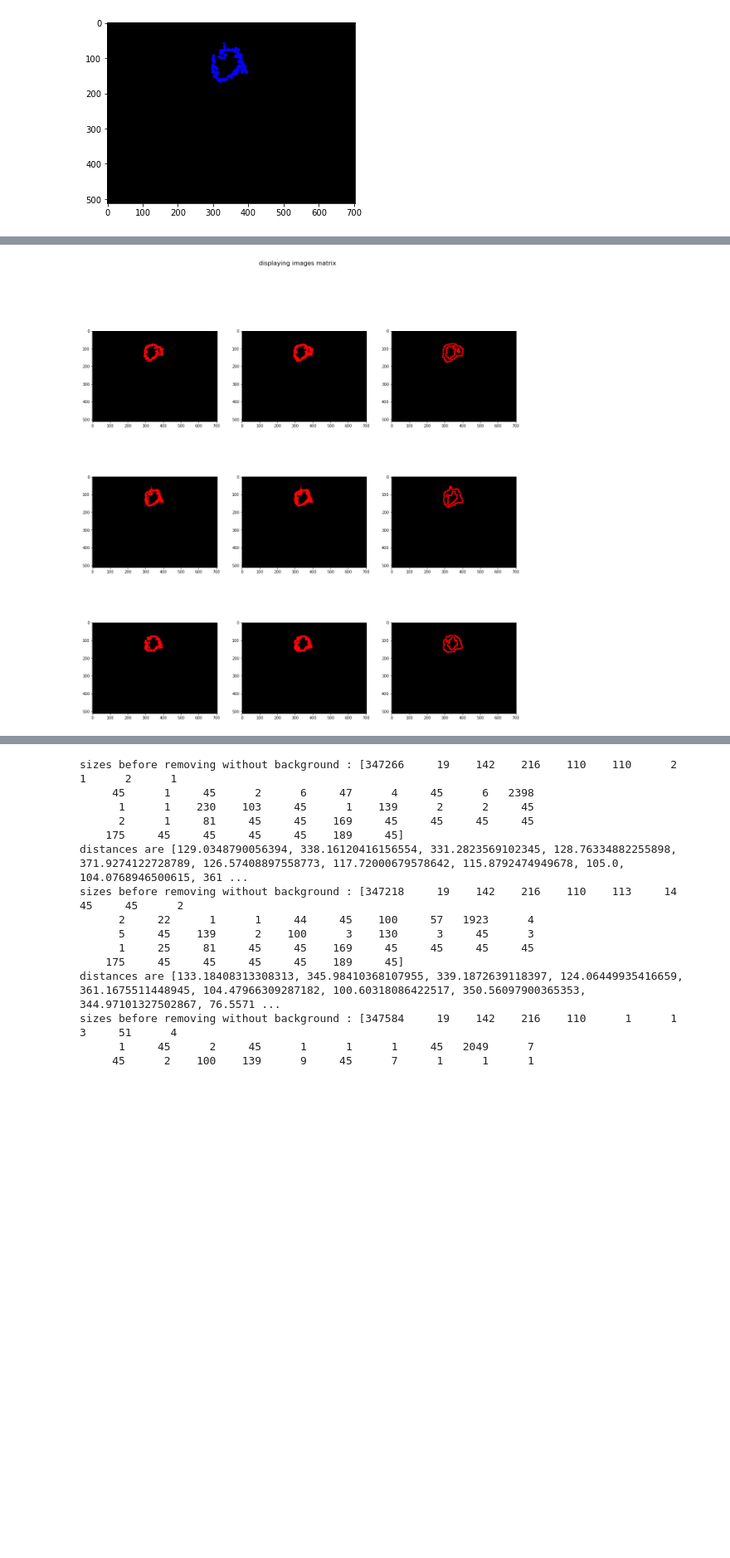
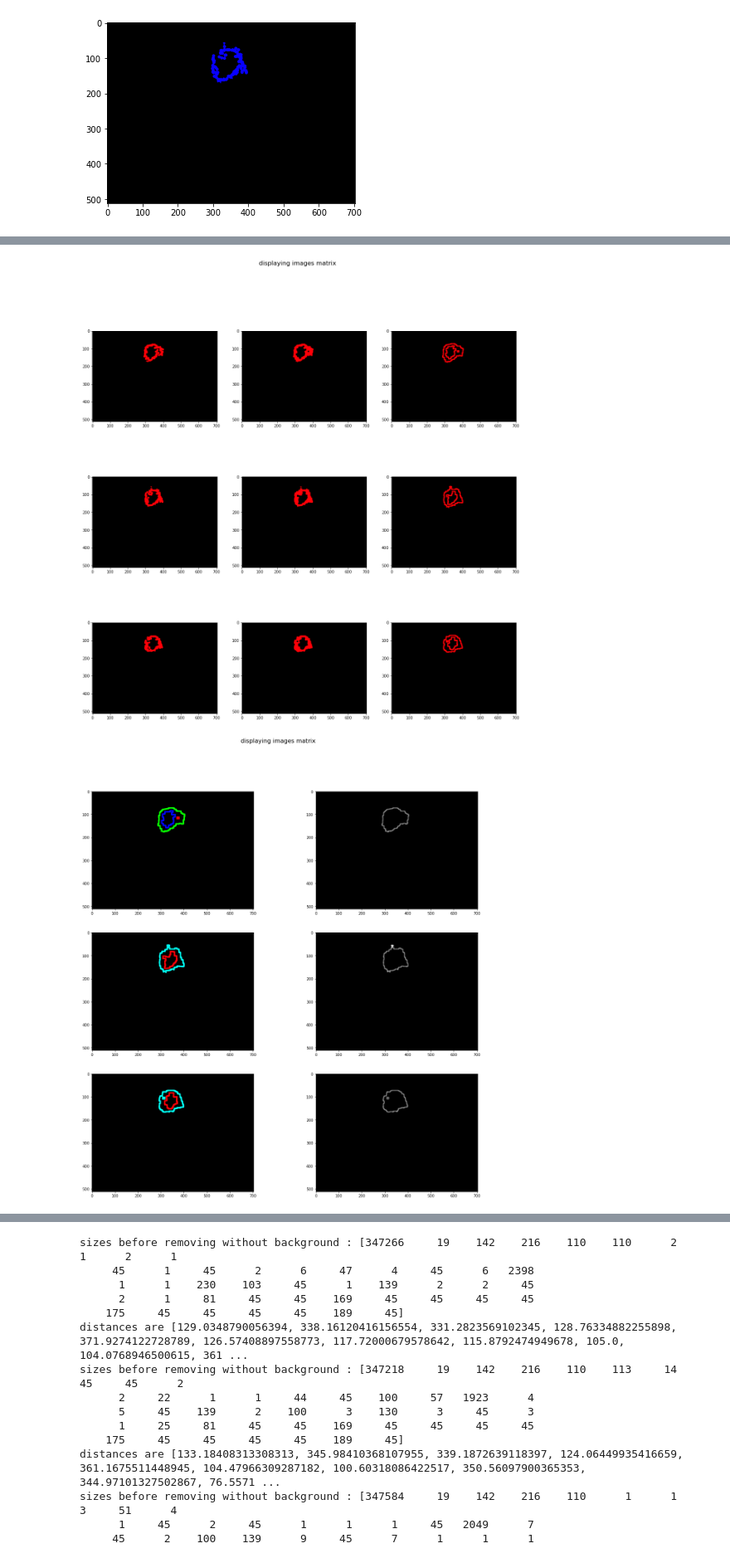
Before and after one commit to yousraBRK/Vesicule_Segmentation_with_ContourRegularisation, a Jupyter notebook: Code.ipynb, the cells around one changed output, grey strips where cells are left out. Shown at 83% size. Drawn from its saved outputs; the diff is of its cells as text; code cells hidden in the pictures; blank space fills up the shorter version.

```diff
--- a/Code.ipynb
+++ b/Code.ipynb
@@ -309,6 +345,7 @@ all_images =[]
 dataImages=[imgplt5,imgplt6,imgplt7]
 dataCenterPoint =[CP5_df,CP6_df,CP7_df]
 final_images=[]
+final_images2=[]
 for i, image in enumerate(dataImages):
     d_size=2
     labels,New_image=Process(d_size,image,dataCenterPoint[i])
@@ -327,10 +364,16 @@ for i, image in enumerate(dataImages):
 
     final_images.append(closing)
     final_images.append(morph_gr)
+    Morph_gradient_lb,Contour_image =process_Morophological_gradient(morph_gr)
+    final_images2.append(Morph_gradient_lb)
+    final_images2.append(Contour_image)
+
+
 
     print(d_size)
 
 displayInLine(final_images,3,3)
+displayInLine(final_images2,3,2)
 # %% [output]
 sizes before removing without background : [  49   98  101 5016  238]
 distances are [93.81364506296512, 69.46221994724903, 117.83462988442744, 9.486832980505138, 74.0]
@@ -346,2 +392,3 @@ the was  6 labels and the bacame 2 labels
 2
 [figure]
+[figure, added]
```
Also changed, not shown: parts of 6 cells of this notebook.
